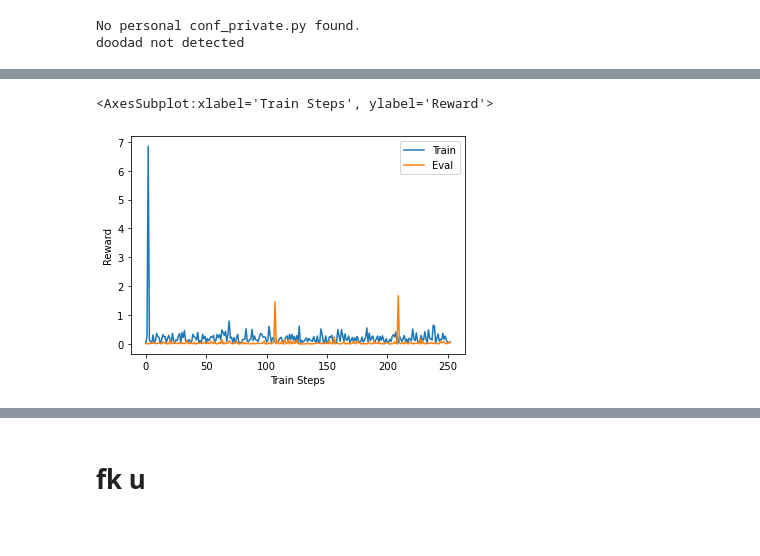
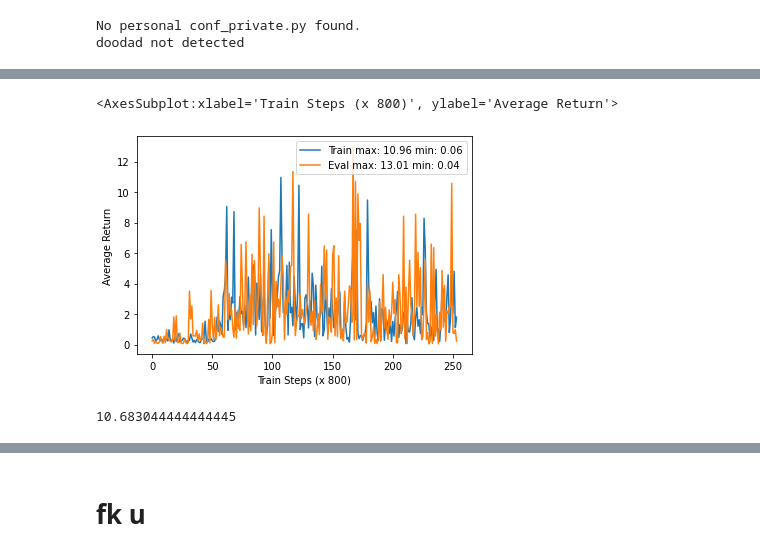
Before and after one commit to alfaevc/vlRLstack, a Jupyter notebook: testing.ipynb, the cells around one changed output, grey strips where cells are left out. Drawn from its saved outputs; the diff is of its cells as text; code cells hidden in the pictures.

```diff
--- a/testing.ipynb
+++ b/testing.ipynb
@@ -147,9 +168,15 @@ df = pd.read_csv("data/rgb-stacking-with-states/rgb_stacking_with_states_2021_11
 # %%
-df['expl/Average Returns'].plot(xlabel='Train Steps (x 800)', ylabel="Reward", legend="Train", label='Train')
-df['eval/Average Returns'].plot(xlabel='Train Steps (x 800)', ylabel="Reward", legend="Eval", label='Eval')
+import pandas as pd
+df = pd.read_csv("data/rgb-stacking-states-only/rgb_stacking_states_only_2021_11_19_19_29_02_0000--s-0/progress.csv")
+df['expl/Average Returns'].plot(xlabel='Train Steps (x 800)', ylabel="Average Return", legend="Train", label=f"Train max: {df['expl/Average Returns'].max():.2f} min: {df['expl/Average Returns'].min():.2f}")
+df['eval/Average Returns'].plot(xlabel='Train Steps (x 800)', ylabel="Average Return", legend="Eval", label=f"Eval max: {df['eval/Average Returns'].max():.2f} min: {df['eval/Average Returns'].min():.2f}")
 # %% [output]
-<AxesSubplot:xlabel='Train Steps', ylabel='Reward'>
+<AxesSubplot:xlabel='Train Steps (x 800)', ylabel='Average Return'>
-[figure, old version]
+[figure, new version]
+# %%
+(4304552036 - 4294937296)/250/60/60
+# %% [output]
+10.683044444444445
 # %%
 action = action = np.array([0, 0, 0, 0, 0], dtype=np.float32)
 env = dmc2gym.make(domain_name="rgb_stacking", task_name='rgb_test_triplet1')
```
Also changed, not shown: parts of 8 cells of this notebook, 8 other files.
